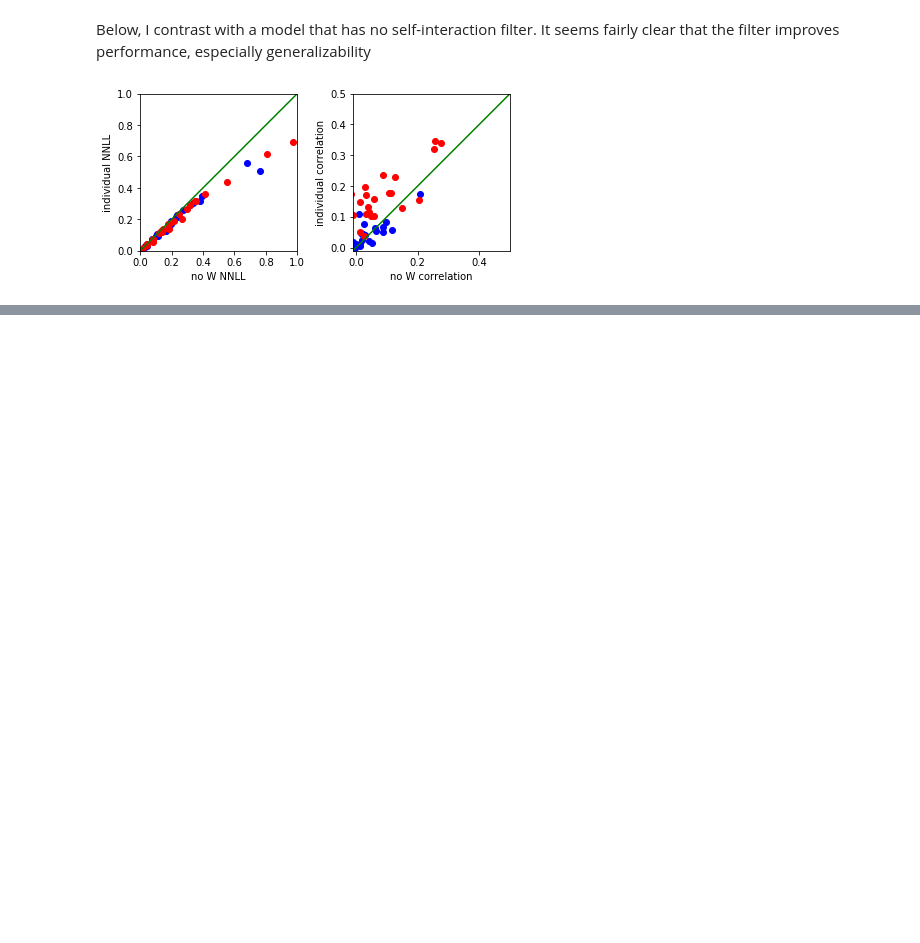
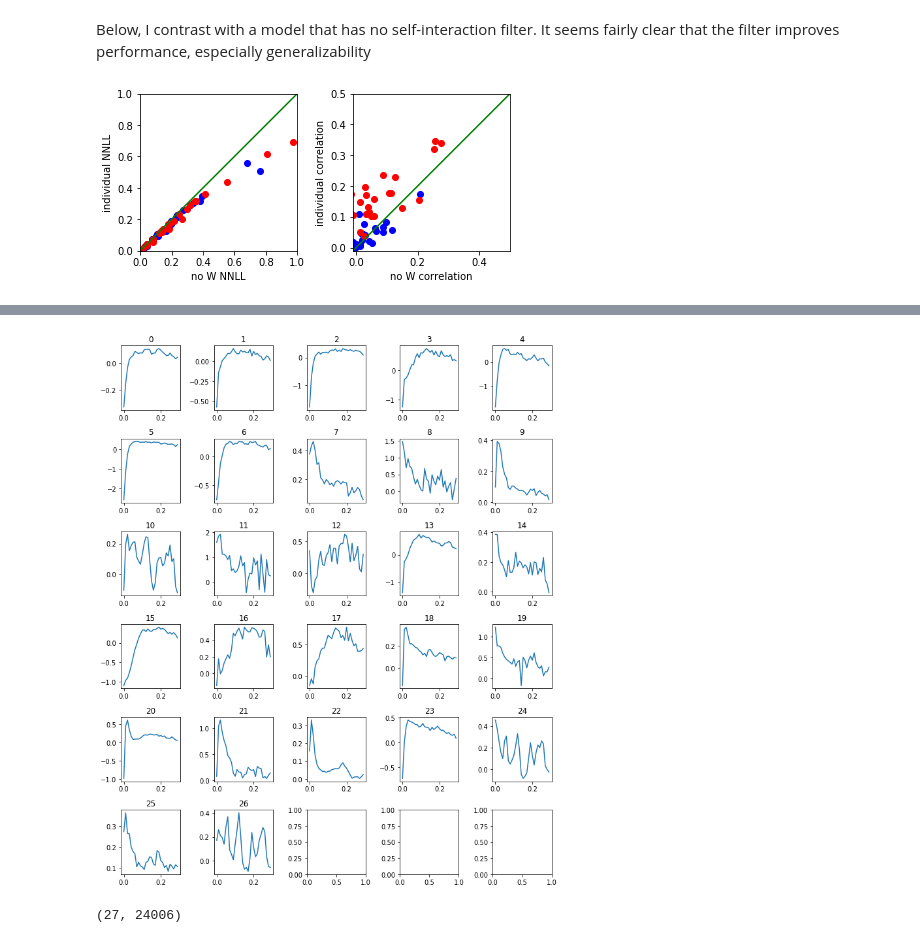
Before and after one commit to zdeblick/fun-con, a Jupyter notebook: Report.ipynb, the cells around one changed output, grey strips where cells are left out. Saved outputs shown, nothing was run; the diff lists cells and outputs as text; code cells hidden in the pictures; blank space fills up the shorter version.

```diff
--- a/Report.ipynb
+++ b/Report.ipynb
@@ -201,0 +348,21 @@ fig.tight_layout()
+# %%
+nr,nc = 6,5
+fig,axes = plt.subplots(nrows=nr,ncols=nc)
+W = results_indiv['W']
+t = np.arange(d)*bin_len
+for i in range(W.shape[0]):
+    ax = axes[i/nc,i%nc]
+    ax.plot(t,W[i,:])
+    ax.set_title(i)
+
+fig.set_size_inches(w=10,h=12)
+fig.tight_layout()
+# %% [output]
+[figure, added]
+# %%
+freq = 15 #hz
+F = np.fft.fft(np.compress(stim[0,:]==freq,binned_spikes[ord_idxs,:],axis=1),axis=1)
+# F = np.fft.fft(binned_spikes[ord_idxs,:],axis=1)
+print F.shape
+# %% [output]
+(27, 24006)
```
Also changed, not shown: parts of 9 cells of this notebook, 5 other files.
